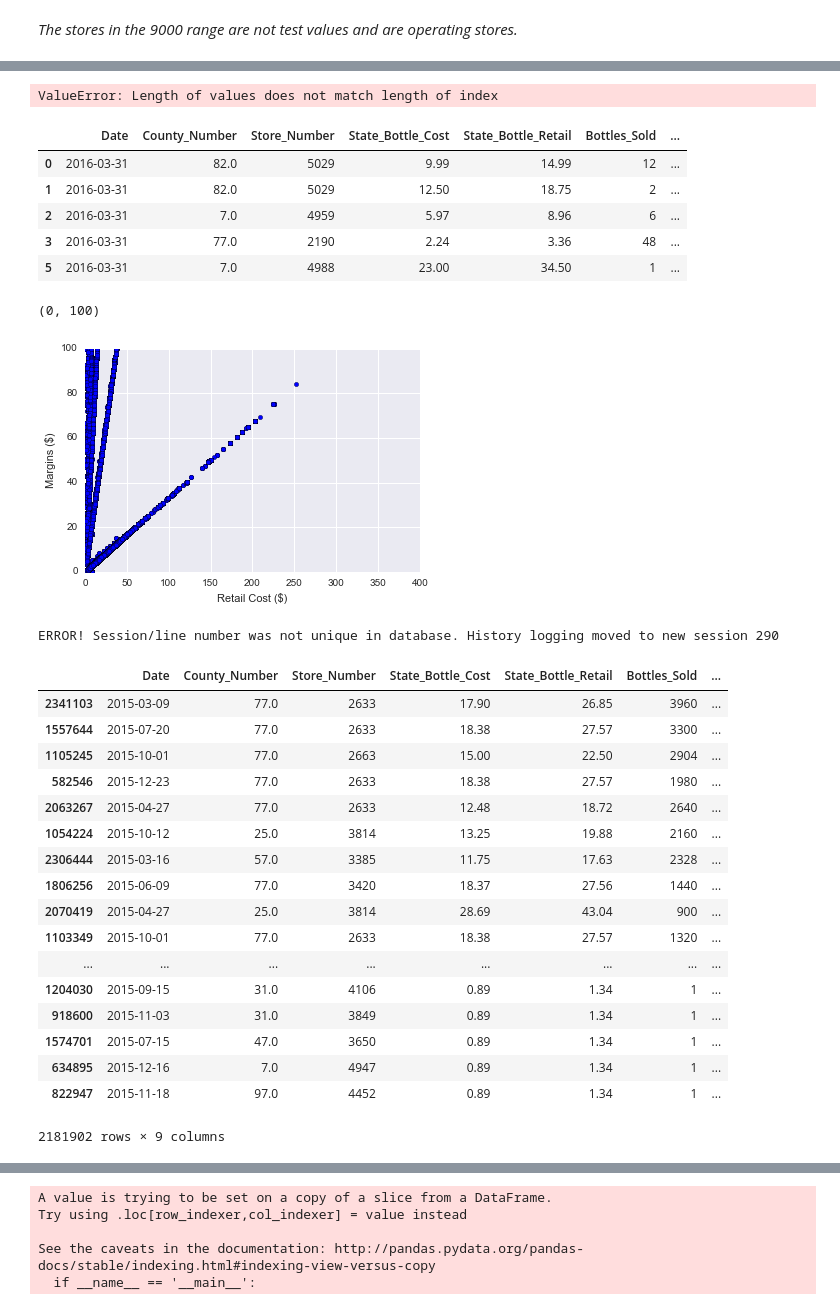
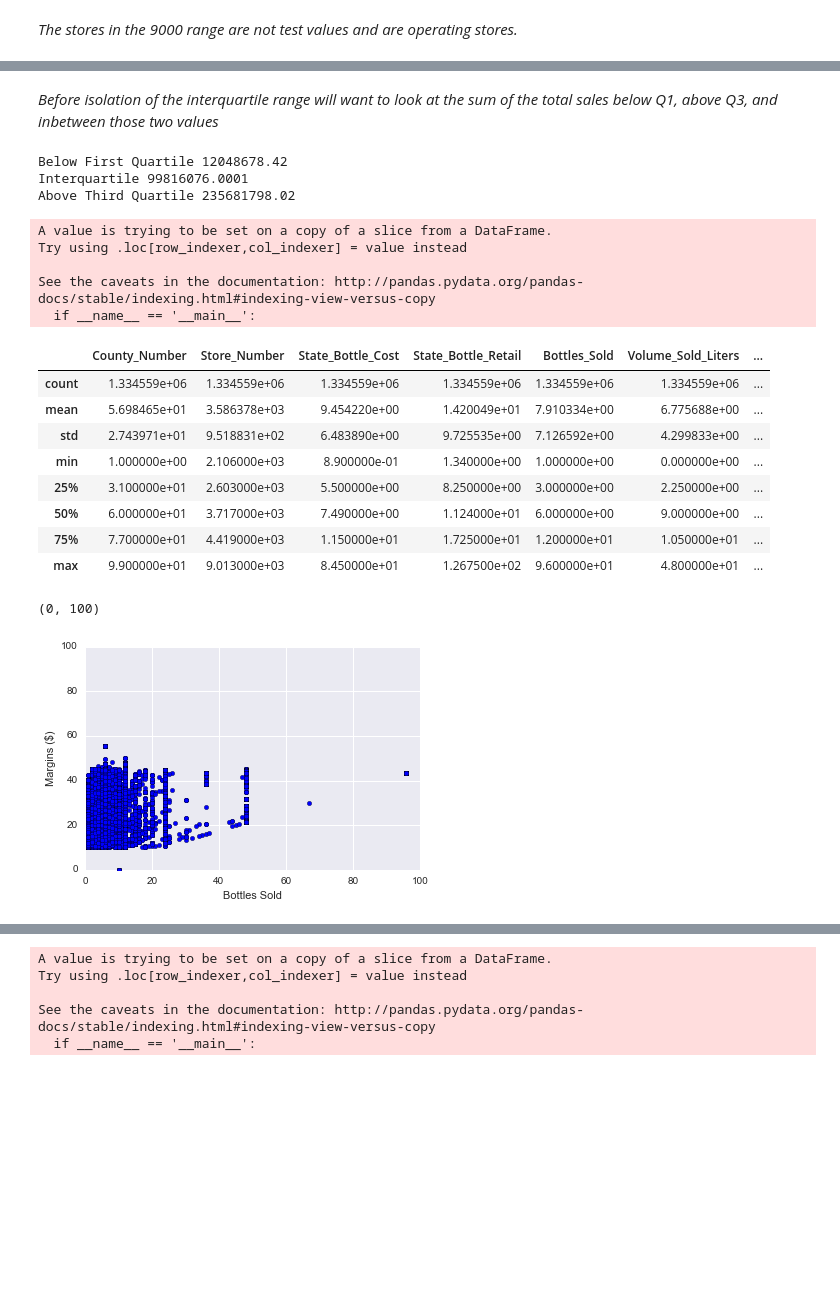
Before and after one commit to sambozek/DSI-SF-1-sebozek, a Jupyter notebook: projects/project-03/Project 3 WIP.ipynb, the cells around one changed output, grey strips where cells are left out. Saved outputs shown, nothing was run; the diff lists cells and outputs as text; code cells hidden in the pictures; blank space fills up the shorter version.

```diff
--- a/projects/project-03/Project 3 WIP.ipynb
+++ b/projects/project-03/Project 3 WIP.ipynb
@@ -217,53 +241,46 @@ liquor[liquor['Store_Number']>8000].head()
+# %% [markdown]
+*Before isolation of the interquartile range will want to look at the sum of the total sales below Q1, above Q3, and inbetween those two values*
+# %%
+print "Below First Quartile", liquor['Sale_Dollars'][liquor['Sale_Dollars'] <= 30.48].sum()
+print "Interquartile", liquor['Sale_Dollars'][(liquor['Sale_Dollars'] > 30.48) & (liquor['Sale_Dollars'] < 135.00)].sum()
+print "Above Third Quartile", liquor['Sale_Dollars'][liquor['Sale_Dollars'] >= 135.00].sum()
+# %% [output]
+Below First Quartile 12048678.42
+Interquartile 99816076.0001
+Above Third Quartile 235681798.02
+# %%
+liquor = liquor[(liquor['Sale_Dollars'] > 30.48) & (liquor['Sale_Dollars'] < 135.00)]
 # %%
-liquor['Purchase_Margins'] = ( liquor['Sale_Dollars'],      # Determine total sale
-                              - (liquor['State_Bottle_Cost']
-                              * liquor['Bottles_Sold']))     # Find cost of bottles
+liquor['Purchase_Margins'] =  liquor['Sale_Dollars'] - (liquor['State_Bottle_Cost'] * liquor['Bottles_Sold'])     # Find cost of bottles
 # %% [output]
-ValueError: Length of values does not match length of index
+A value is trying to be set on a copy of a slice from a DataFrame.
+Try using .loc[row_indexer,col_indexer] = value instead
+
+See the caveats in the documentation: http://pandas.pydata.org/pandas-docs/stable/indexing.html#indexing-view-versus-copy
+  if __name__ == '__main__':
 # %%
-liquor.head()
+liquor.describe()
 # %% [output]
-|  | Date | County_Number | Store_Number | State_Bottle_Cost | State_Bottle_Retail | Bottles_Sold | ... |
-| 0 | 2016-03-31 | 82.0 | 5029 | 9.99 | 14.99 | 12 | ... |
-| 1 | 2016-03-31 | 82.0 | 5029 | 12.50 | 18.75 | 2 | ... |
-| 2 | 2016-03-31 | 7.0 | 4959 | 5.97 | 8.96 | 6 | ... |
-| 3 | 2016-03-31 | 77.0 | 2190 | 2.24 | 3.36 | 48 | ... |
-| 5 | 2016-03-31 | 7.0 | 4988 | 23.00 | 34.50 | 1 | ... |
+|  | County_Number | Store_Number | State_Bottle_Cost | State_Bottle_Retail | Bottles_Sold | Volume_Sold_Liters | ... |
+| count | 1.334559e+06 | 1.334559e+06 | 1.334559e+06 | 1.334559e+06 | 1.334559e+06 | 1.334559e+06 | ... |
+| mean | 5.698465e+01 | 3.586378e+03 | 9.454220e+00 | 1.420049e+01 | 7.910334e+00 | 6.775688e+00 | ... |
+| std | 2.743971e+01 | 9.518831e+02 | 6.483890e+00 | 9.725535e+00 | 7.126592e+00 | 4.299833e+00 | ... |
+| min | 1.000000e+00 | 2.106000e+03 | 8.900000e-01 | 1.340000e+00 | 1.000000e+00 | 0.000000e+00 | ... |
+| 25% | 3.100000e+01 | 2.603000e+03 | 5.500000e+00 | 8.250000e+00 | 3.000000e+00 | 2.250000e+00 | ... |
+| 50% | 6.000000e+01 | 3.717000e+03 | 7.490000e+00 | 1.124000e+01 | 6.000000e+00 | 9.000000e+00 | ... |
+| 75% | 7.700000e+01 | 4.419000e+03 | 1.150000e+01 | 1.725000e+01 | 1.200000e+01 | 1.050000e+01 | ... |
+| max | 9.900000e+01 | 9.013000e+03 | 8.450000e+01 | 1.267500e+02 | 9.600000e+01 | 4.800000e+01 | ... |
 # %%
+plt.scatter(data=liquor, x='Bottles_Sold', y= "Purchase_Margins")
 
 
-plt.scatter(data=liquor, x='State_Bottle_Retail', y= "Purchase_Margins")
-
-
-plt.xlabel("Retail Cost ($)")
+plt.xlabel("Bottles Sold")
 plt.ylabel("Margins ($)")
-plt.xlim(0, 400)
+plt.xlim(0, 100)
 plt.ylim(0, 100)
 # %% [output]
 (0, 100)
-[figure, old version]
+[figure, new version]
-# %%
-liquor2015 = liquor2015.sort(['Sale_Dollars'], ascending = False) # Order by Sales
-# %% [output]
-ERROR! Session/line number was not unique in database. History logging moved to new session 290
-|  | Date | County_Number | Store_Number | State_Bottle_Cost | State_Bottle_Retail | Bottles_Sold | ... |
-| 2341103 | 2015-03-09 | 77.0 | 2633 | 17.90 | 26.85 | 3960 | ... |
-| 1557644 | 2015-07-20 | 77.0 | 2633 | 18.38 | 27.57 | 3300 | ... |
-| 1105245 | 2015-10-01 | 77.0 | 2663 | 15.00 | 22.50 | 2904 | ... |
-| 582546 | 2015-12-23 | 77.0 | 2633 | 18.38 | 27.57 | 1980 | ... |
-| 2063267 | 2015-04-27 | 77.0 | 2633 | 12.48 | 18.72 | 2640 | ... |
-| 1054224 | 2015-10-12 | 25.0 | 3814 | 13.25 | 19.88 | 2160 | ... |
-| 2306444 | 2015-03-16 | 57.0 | 3385 | 11.75 | 17.63 | 2328 | ... |
-| 1806256 | 2015-06-09 | 77.0 | 3420 | 18.37 | 27.56 | 1440 | ... |
-| 2070419 | 2015-04-27 | 25.0 | 3814 | 28.69 | 43.04 | 900 | ... |
-| 1103349 | 2015-10-01 | 77.0 | 2633 | 18.38 | 27.57 | 1320 | ... |
-| ... | ... | ... | ... | ... | ... | ... | ... |
-| 1204030 | 2015-09-15 | 31.0 | 4106 | 0.89 | 1.34 | 1 | ... |
-| 918600 | 2015-11-03 | 31.0 | 3849 | 0.89 | 1.34 | 1 | ... |
-| 1574701 | 2015-07-15 | 47.0 | 3650 | 0.89 | 1.34 | 1 | ... |
-| 634895 | 2015-12-16 | 7.0 | 4947 | 0.89 | 1.34 | 1 | ... |
-| 822947 | 2015-11-18 | 97.0 | 4452 | 0.89 | 1.34 | 1 | ... |
-2181902 rows × 9 columns
 # %%
 # Create DataFrames for 2015 and 2016
 
```
Also changed, not shown: parts of 13 cells of this notebook, 28 other files.
